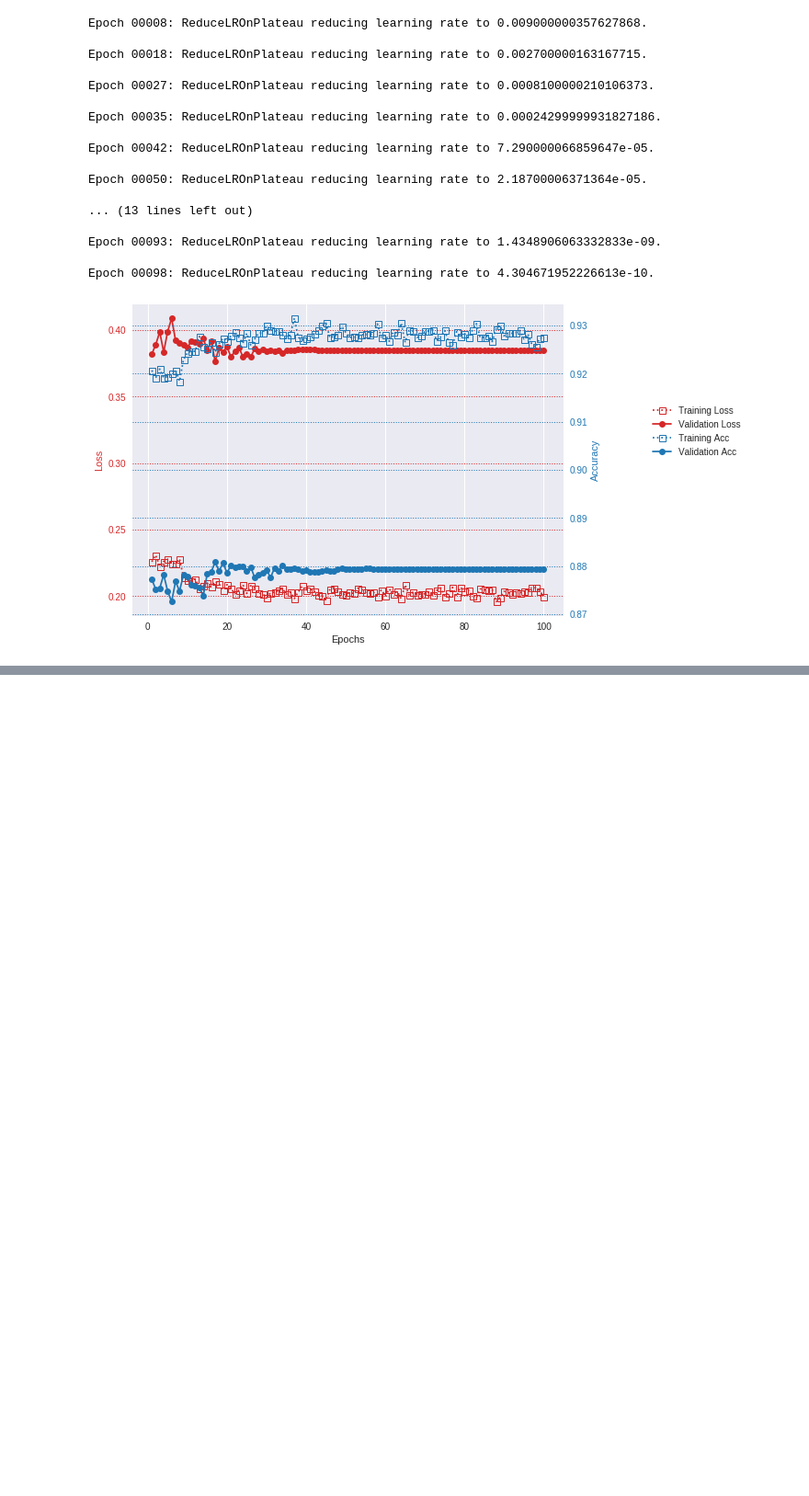
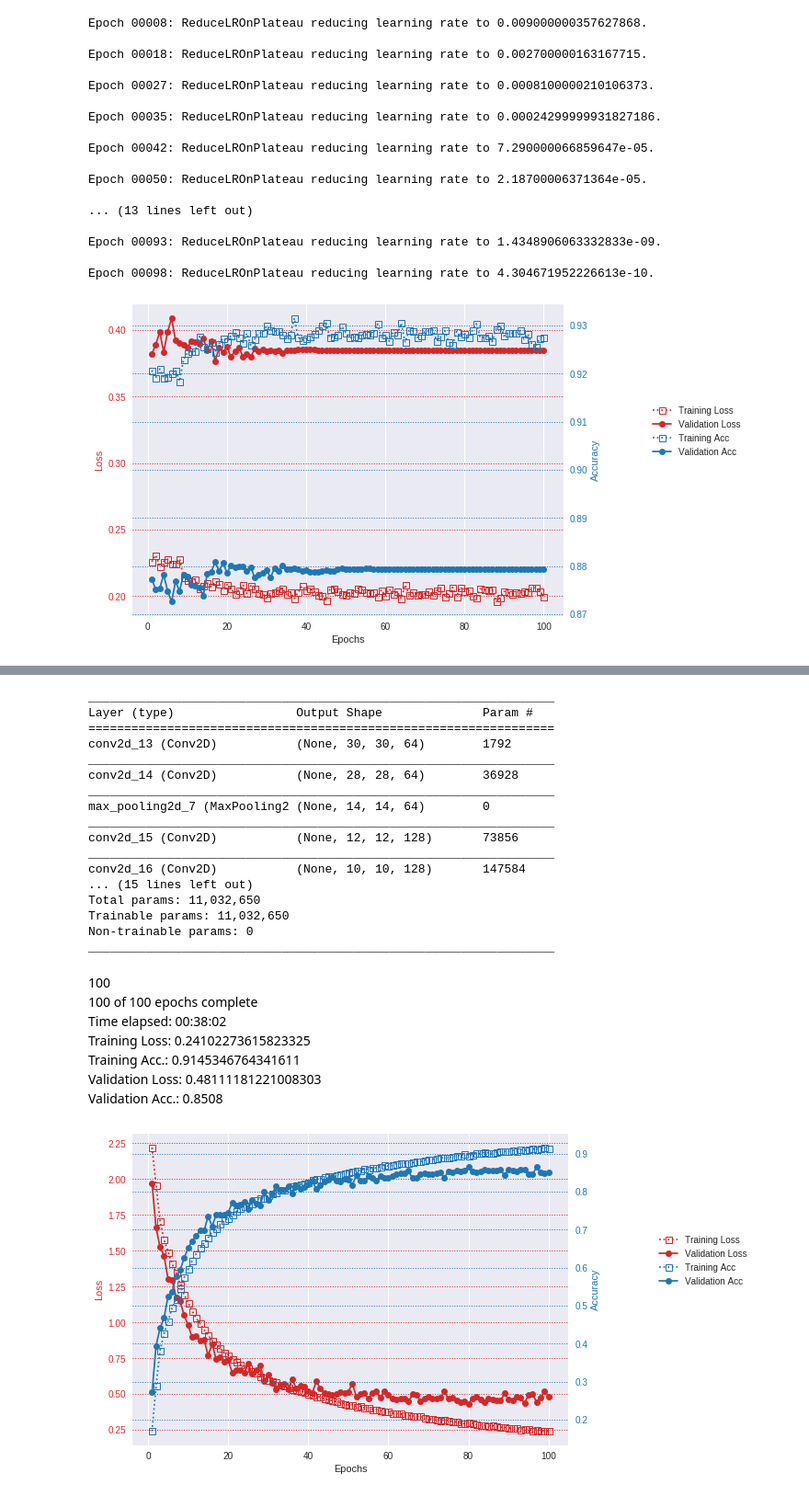
Before and after one commit to algo74/MLCourse, a Jupyter notebook: HW2/HW2_file5.ipynb, the cells around one changed output, grey strips where cells are left out. Shown at 92% size. Saved outputs shown, nothing was run; the diff lists cells and outputs as text; code cells hidden in the pictures; blank space fills up the shorter version.

Commit message:
HW2: file 5: added second network

```diff
--- a/HW2/HW2_file5.ipynb
+++ b/HW2/HW2_file5.ipynb
@@ -274,0 +283,46 @@ Probably even more deeper network will produce better results
+# %%
+network = models.Sequential()
+network.add(layers.Conv2D(64, (3, 3), activation='relu', input_shape=input_shape))
+network.add(layers.Conv2D(64, (3, 3), activation='relu'))
+network.add(layers.MaxPooling2D(pool_size=(2, 2), strides=(2, 2)))
+network.add(layers.Conv2D(128, (3, 3), activation='relu'))
+network.add(layers.Conv2D(128, (3, 3), activation='relu'))
+network.add(layers.MaxPooling2D(pool_size=(2, 2)))
+network.add(layers.Flatten())
+network.add(layers.Dense(2048, activation='relu'))
+network.add(layers.Dropout(0.5))
+network.add(layers.Dense(2048, activation='relu'))
+network.add(layers.Dropout(0.5))
+network.add(layers.Dense(n_classes, activation='softmax'))
+network.summary()
+
+network.compile(optimizer=keras.optimizers.SGD(lr=learnig_rate),
+                loss='categorical_crossentropy',
+                metrics=['accuracy'])
+h = train(network)
+# %% [output]
+_________________________________________________________________
+Layer (type)                 Output Shape              Param #
+=================================================================
+conv2d_13 (Conv2D)           (None, 30, 30, 64)        1792
+_________________________________________________________________
+conv2d_14 (Conv2D)           (None, 28, 28, 64)        36928
+_________________________________________________________________
+max_pooling2d_7 (MaxPooling2 (None, 14, 14, 64)        0
+_________________________________________________________________
+conv2d_15 (Conv2D)           (None, 12, 12, 128)       73856
+_________________________________________________________________
+conv2d_16 (Conv2D)           (None, 10, 10, 128)       147584
+... (15 lines left out)
+Total params: 11,032,650
+Trainable params: 11,032,650
+Non-trainable params: 0
+_________________________________________________________________
+100
+100 of 100 epochs complete
+Time elapsed: 00:38:02
+Training Loss: 0.24102273615823325
+Training Acc.: 0.9145346764341611
+Validation Loss: 0.48111181221008303
+Validation Acc.: 0.8508
+[figure, added]
```
Also changed, not shown: parts of 5 cells of this notebook.
